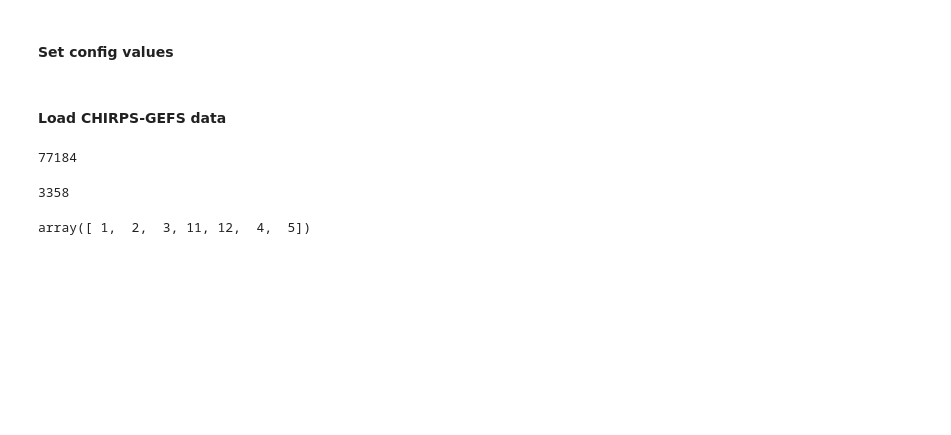
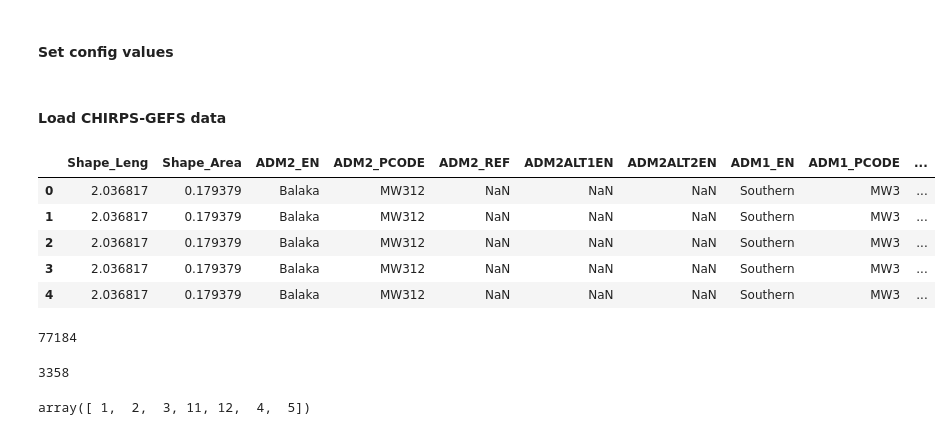
Before and after one commit to OCHA-DAP/pa-anticipatory-action, a Jupyter notebook: analyses/malawi/notebooks/mwi_chirpsgefs_corr_dryspells.ipynb, the cells around one changed output. Drawn from its saved outputs; the diff is of its cells as text; code cells hidden in the pictures; blank space fills up the shorter version.

```diff
--- a/analyses/malawi/notebooks/mwi_chirpsgefs_corr_dryspells.ipynb
+++ b/analyses/malawi/notebooks/mwi_chirpsgefs_corr_dryspells.ipynb
@@ -115 +83,10 @@ df_chirpsgefs=df_chirpsgefs[(df_chirpsgefs.date<="01-01-2020")|(df_chirpsgefs.da
+# %%
+df_chirpsgefs.head()
+# %% [output]
+|  | Shape_Leng | Shape_Area | ADM2_EN | ADM2_PCODE | ADM2_REF | ADM2ALT1EN | ADM2ALT2EN | ADM1_EN | ADM1_PCODE | ... |
+| 0 | 2.036817 | 0.179379 | Balaka | MW312 | NaN | NaN | NaN | Southern | MW3 | ... |
+| 1 | 2.036817 | 0.179379 | Balaka | MW312 | NaN | NaN | NaN | Southern | MW3 | ... |
+| 2 | 2.036817 | 0.179379 | Balaka | MW312 | NaN | NaN | NaN | Southern | MW3 | ... |
+| 3 | 2.036817 | 0.179379 | Balaka | MW312 | NaN | NaN | NaN | Southern | MW3 | ... |
+| 4 | 2.036817 | 0.179379 | Balaka | MW312 | NaN | NaN | NaN | Southern | MW3 | ... |
 # %%
```
Also changed, not shown: parts of 75 cells of this notebook, 1 other file.
